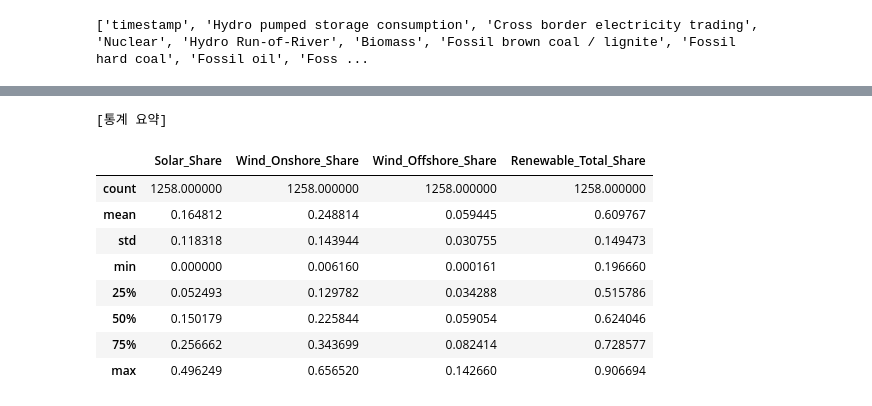
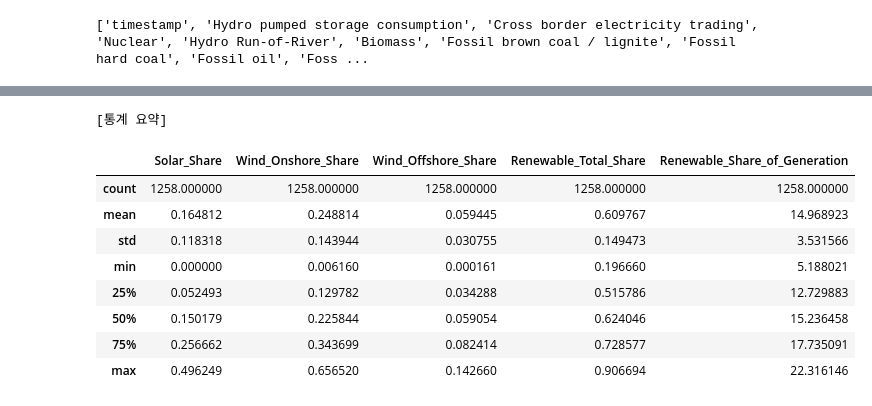
Before and after one commit to Giraffe-Shin/trading, a Jupyter notebook: Basic/Basic_analysis.ipynb, the cells around one changed output, grey strips where cells are left out. Saved outputs shown, nothing was run; the diff lists cells and outputs as text; code cells hidden in the pictures.

```diff
--- a/Basic/Basic_analysis.ipynb
+++ b/Basic/Basic_analysis.ipynb
@@ -166,15 +165,12 @@ display(df_daily.head())
 # %%
-# 15분 간격 데이터를 MWh로 변환 (MW * 15/60)
-df['total_MWh'] = df['Total'] * (15/60)
 
-# 일간 MWh 합계 계산
-df_daily_mwh = df['total_MWh'].resample('D').sum()
+# 일간 발전량 합계 계산 (Resampling) - 이제 df_daily의 모든 컬럼은 MWh 단위의 일간 합계가 됩니다.
+df_daily = prod_df.resample('D').sum()
 
-# 결과 확인 (최근 5일)
-print("일간 발전량 합계 (MWh):")
-print(df_daily_mwh.tail())
+# 결과 확인
+display(df_daily.head())
 
 # 전체 평균 하루 발전량 확인
-avg_daily_mwh = df_daily_mwh.mean()
+avg_daily_mwh = df_daily['Total'].mean()
 print(f"\n평균 일간 발전량: {avg_daily_mwh:,.0f} MWh")
 # %% [output]
@@ -257,30 +259,12 @@ Insight 3: By observing the 'Fossil brown coal / lignite' and 'Fossil hard coal'
 # %%
 import pandas as pd
 
-# Ensure df_daily exists by using the existing 'df' in memory
-# Based on previous cells, 'df' has 'timestamp' as index or column
-if 'df' in globals():
-    # If 'timestamp' is already the index, use it; otherwise set it
-    if df.index.name == 'timestamp':
-        df_daily = df.resample('D').sum()
-    elif 'timestamp' in df.columns:
-        df_daily = df.set_index('timestamp').resample('D').sum()
-    else:
-        # Fallback if index/column state is ambiguous
-        df_daily = df.resample('D').sum()
-
 # 1. 태양광(Solar), 풍력(Wind Onshore/Offshore) 비중 계산
-# 제외할 비수치/중복 컬럼들
-exclude = ['Total', 'total_MWh', 'Solar_Share', 'Wind_Onshore_Share', 'Wind_Offshore_Share', 'Renewable_Total_Share']
-numeric_cols = [col for col in df_daily.columns if col not in exclude]
-
-# 전체 발전량 재계산 (정확한 분모 설정을 위해)
-df_daily['Total_Calc'] = df_daily[numeric_cols].sum(axis=1)
 
 # 비중 계산
-df_daily['Solar_Share'] = df_daily['Solar'] / df_daily['Total_Calc']
-df_daily['Wind_Onshore_Share'] = df_daily['Wind onshore'] / df_daily['Total_Calc']
-df_daily['Wind_Offshore_Share'] = df_daily['Wind offshore'] / df_daily['Total_Calc']
+df_daily['Solar_Share'] = df_daily['Solar'] / df_daily['Total']
+df_daily['Wind_Onshore_Share'] = df_daily['Wind onshore'] / df_daily['Total']
+df_daily['Wind_Offshore_Share'] = df_daily['Wind offshore'] / df_daily['Total']
 
 # 2. 신재생 에너지 전체 비율 계산
 renewable_cols = [
@@ -289,10 +273,11 @@ renewable_cols = [
 ]
 
 available_renewables = [col for col in renewable_cols if col in df_daily.columns]
-df_daily['Renewable_Total_Share'] = df_daily[available_renewables].sum(axis=1) / df_daily['Total_Calc']
+df_daily['Renewable_Total_Share'] = df_daily[available_renewables].sum(axis=1) / df_daily['Total']
+
 
 # 결과 확인
-display_cols = ['Solar_Share', 'Wind_Onshore_Share', 'Wind_Offshore_Share', 'Renewable_Total_Share']
+display_cols = ['Solar_Share', 'Wind_Onshore_Share', 'Wind_Offshore_Share', 'Renewable_Total_Share', 'Renewable_Share_of_Generation']
 display(df_daily[display_cols].head())
 
 print("\n[통계 요약]")
@@ -308,10 +293,10 @@ display(df_daily[display_cols].describe())
 [통계 요약]
-|  | Solar_Share | Wind_Onshore_Share | Wind_Offshore_Share | Renewable_Total_Share |
-| count | 1258.000000 | 1258.000000 | 1258.000000 | 1258.000000 |
-| mean | 0.164812 | 0.248814 | 0.059445 | 0.609767 |
-| std | 0.118318 | 0.143944 | 0.030755 | 0.149473 |
-| min | 0.000000 | 0.006160 | 0.000161 | 0.196660 |
-| 25% | 0.052493 | 0.129782 | 0.034288 | 0.515786 |
-| 50% | 0.150179 | 0.225844 | 0.059054 | 0.624046 |
-| 75% | 0.256662 | 0.343699 | 0.082414 | 0.728577 |
-| max | 0.496249 | 0.656520 | 0.142660 | 0.906694 |
+|  | Solar_Share | Wind_Onshore_Share | Wind_Offshore_Share | Renewable_Total_Share | Renewable_Share_of_Generation |
+| count | 1258.000000 | 1258.000000 | 1258.000000 | 1258.000000 | 1258.000000 |
+| mean | 0.164812 | 0.248814 | 0.059445 | 0.609767 | 14.968923 |
+| std | 0.118318 | 0.143944 | 0.030755 | 0.149473 | 3.531566 |
+| min | 0.000000 | 0.006160 | 0.000161 | 0.196660 | 5.188021 |
+| 25% | 0.052493 | 0.129782 | 0.034288 | 0.515786 | 12.729883 |
+| 50% | 0.150179 | 0.225844 | 0.059054 | 0.624046 | 15.236458 |
+| 75% | 0.256662 | 0.343699 | 0.082414 | 0.728577 | 17.735091 |
+| max | 0.496249 | 0.656520 | 0.142660 | 0.906694 | 22.316146 |
```
Also changed, not shown: parts of 10 cells of this notebook.
